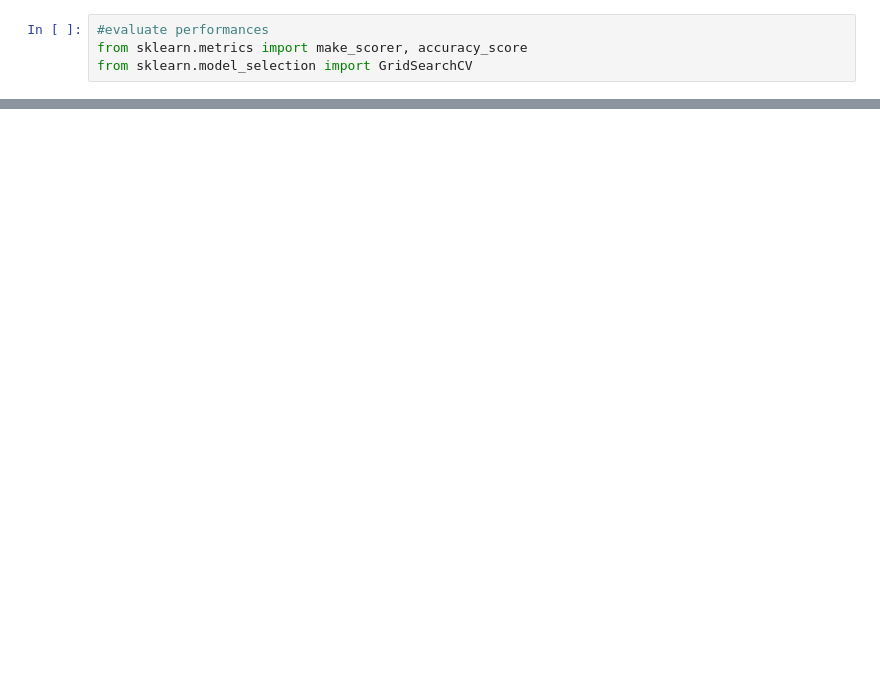
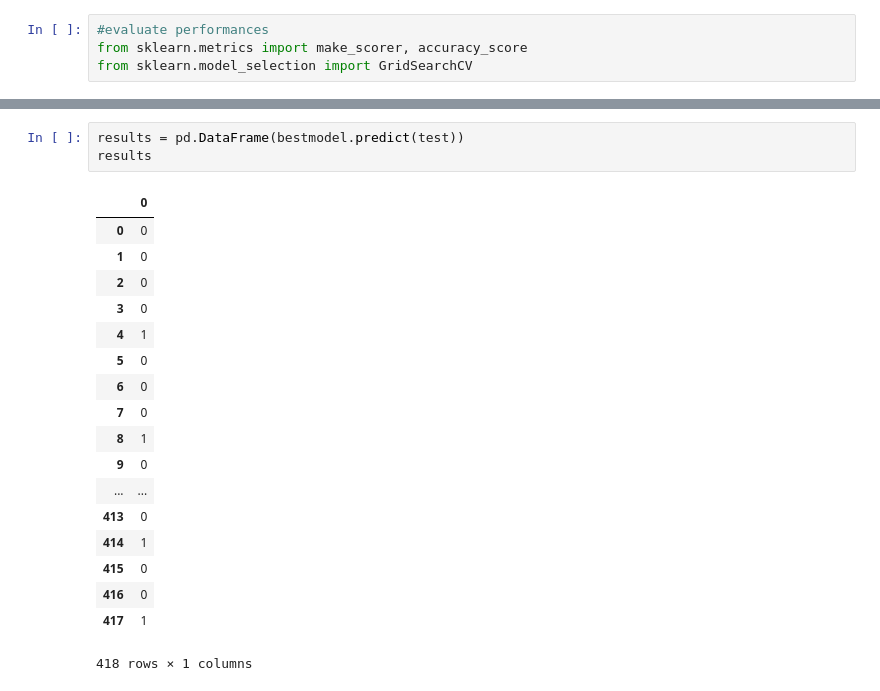
Before and after one commit to rymlaabiyad/ML_titanic, a Jupyter notebook: titanic_cv_models.ipynb, the cells around one changed output, grey strips where cells are left out. Drawn from its saved outputs; the diff is of its cells as text; blank space fills up the shorter version.

```diff
--- a/titanic_cv_models.ipynb
+++ b/titanic_cv_models.ipynb
@@ -128,0 +215,22 @@ for train_index, test_index in kf.split(X):
+# %%
+results = pd.DataFrame(bestmodel.predict(test))
+results
+# %% [output]
+|  | 0 |
+| 0 | 0 |
+| 1 | 0 |
+| 2 | 0 |
+| 3 | 0 |
+| 4 | 1 |
+| 5 | 0 |
+| 6 | 0 |
+| 7 | 0 |
+| 8 | 1 |
+| 9 | 0 |
+| ... | ... |
+| 413 | 0 |
+| 414 | 1 |
+| 415 | 0 |
+| 416 | 0 |
+| 417 | 1 |
+418 rows × 1 columns
```
Also changed, not shown: parts of 21 cells of this notebook.
